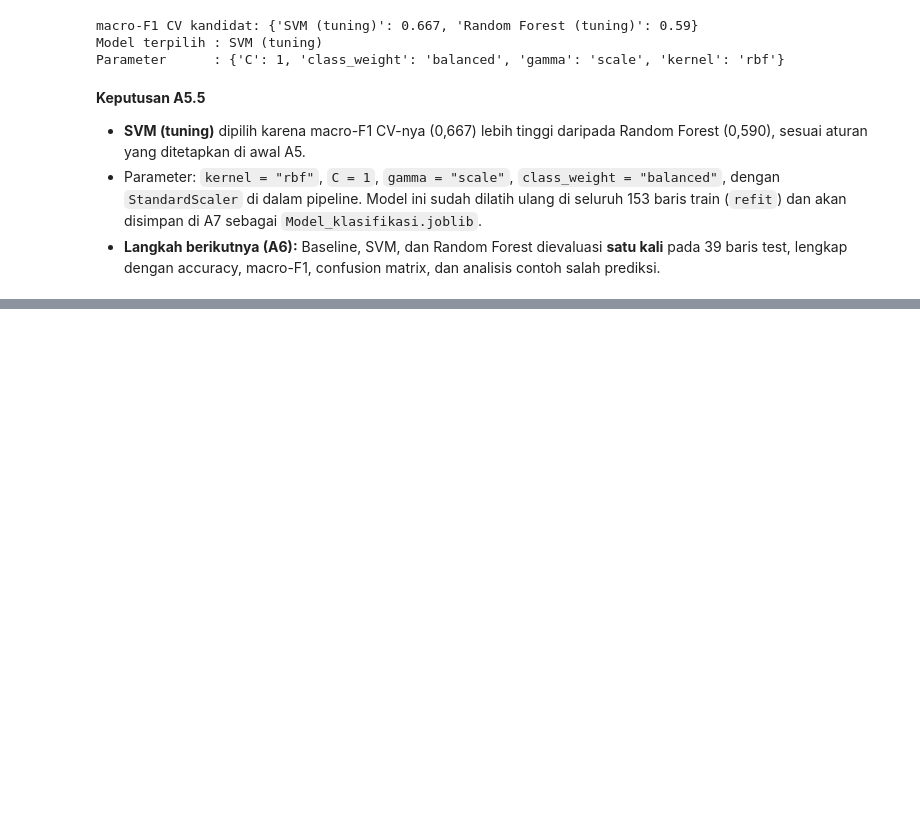
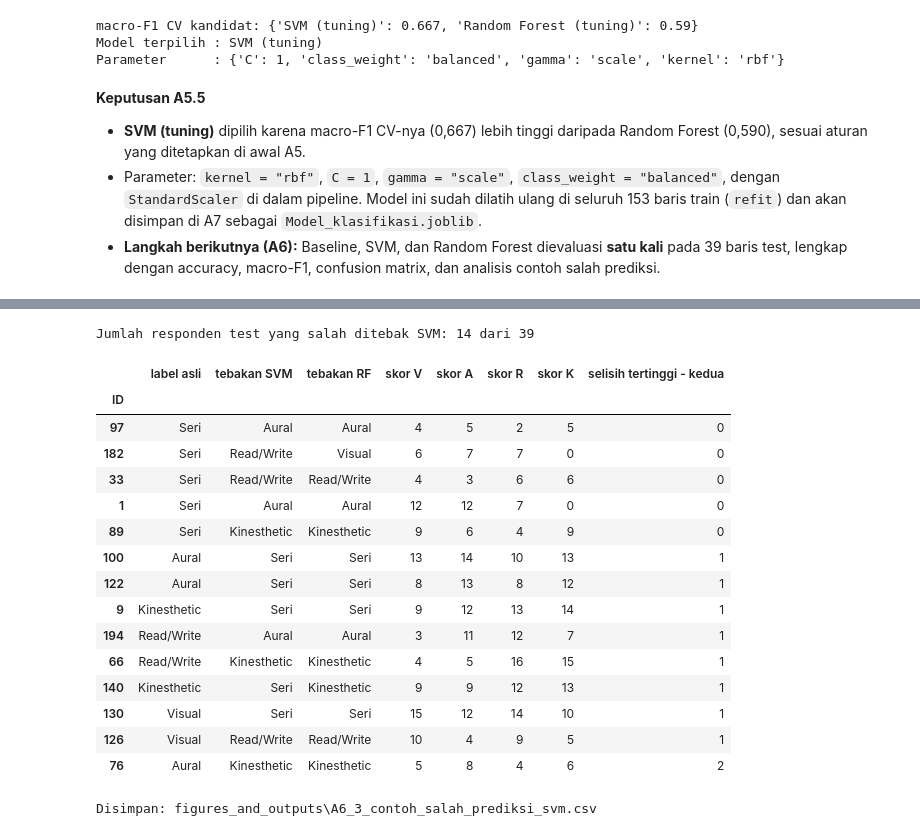
Before and after one commit to edwardchristi4n/machine_learning_final_exam, a Jupyter notebook: notebook/Notebook_A_Klasifikasi.ipynb, the cells around one changed output, grey strips where cells are left out. Cells and saved outputs as stored; diff of their text form; code cells hidden in the pictures; blank space fills up the shorter version.

```diff
--- a/notebook/Notebook_A_Klasifikasi.ipynb
+++ b/notebook/Notebook_A_Klasifikasi.ipynb
@@ -1014,0 +1146,34 @@ Parameter      : {'C': 1, 'class_weight': 'balanced', 'gamma': 'scale', 'kernel'
+# %%
+audit_test = tabel_audit.loc[id_test.values]
+salah = pd.DataFrame({
+    "ID": id_test.values,
+    "label asli": y_test.values,
+    "tebakan SVM": pred_test["SVM (tuning)"].values,
+    "tebakan RF": pred_test["Random Forest (tuning)"].values,
+    "skor V": audit_test["skor_V"].values, "skor A": audit_test["skor_A"].values,
+    "skor R": audit_test["skor_R"].values, "skor K": audit_test["skor_K"].values,
+    "selisih tertinggi - kedua": audit_test["selisih_tertinggi_kedua"].values,
+}).set_index("ID")
+salah = salah[salah["label asli"] != salah["tebakan SVM"]].sort_values("selisih tertinggi - kedua")
+print(f"Jumlah responden test yang salah ditebak SVM: {len(salah)} dari {len(y_test)}")
+display(salah)
+simpan_tabel(salah, "A6_3_contoh_salah_prediksi_svm")
+# %% [output]
+Jumlah responden test yang salah ditebak SVM: 14 dari 39
+|  | label asli | tebakan SVM | tebakan RF | skor V | skor A | skor R | skor K | selisih tertinggi - kedua |
+| ID |  |  |  |  |  |  |  |  |
+| 97 | Seri | Aural | Aural | 4 | 5 | 2 | 5 | 0 |
+| 182 | Seri | Read/Write | Visual | 6 | 7 | 7 | 0 | 0 |
+| 33 | Seri | Read/Write | Read/Write | 4 | 3 | 6 | 6 | 0 |
+| 1 | Seri | Aural | Aural | 12 | 12 | 7 | 0 | 0 |
+| 89 | Seri | Kinesthetic | Kinesthetic | 9 | 6 | 4 | 9 | 0 |
+| 100 | Aural | Seri | Seri | 13 | 14 | 10 | 13 | 1 |
+| 122 | Aural | Seri | Seri | 8 | 13 | 8 | 12 | 1 |
+| 9 | Kinesthetic | Seri | Seri | 9 | 12 | 13 | 14 | 1 |
+| 194 | Read/Write | Aural | Aural | 3 | 11 | 12 | 7 | 1 |
+| 66 | Read/Write | Kinesthetic | Kinesthetic | 4 | 5 | 16 | 15 | 1 |
+| 140 | Kinesthetic | Seri | Kinesthetic | 9 | 9 | 12 | 13 | 1 |
+| 130 | Visual | Seri | Seri | 15 | 12 | 14 | 10 | 1 |
+| 126 | Visual | Read/Write | Read/Write | 10 | 4 | 9 | 5 | 1 |
+| 76 | Aural | Kinesthetic | Kinesthetic | 5 | 8 | 4 | 6 | 2 |
+Disimpan: figures_and_outputs\A6_3_contoh_salah_prediksi_svm.csv
```
Also changed, not shown: parts of 29 cells of this notebook, 10 other files.
